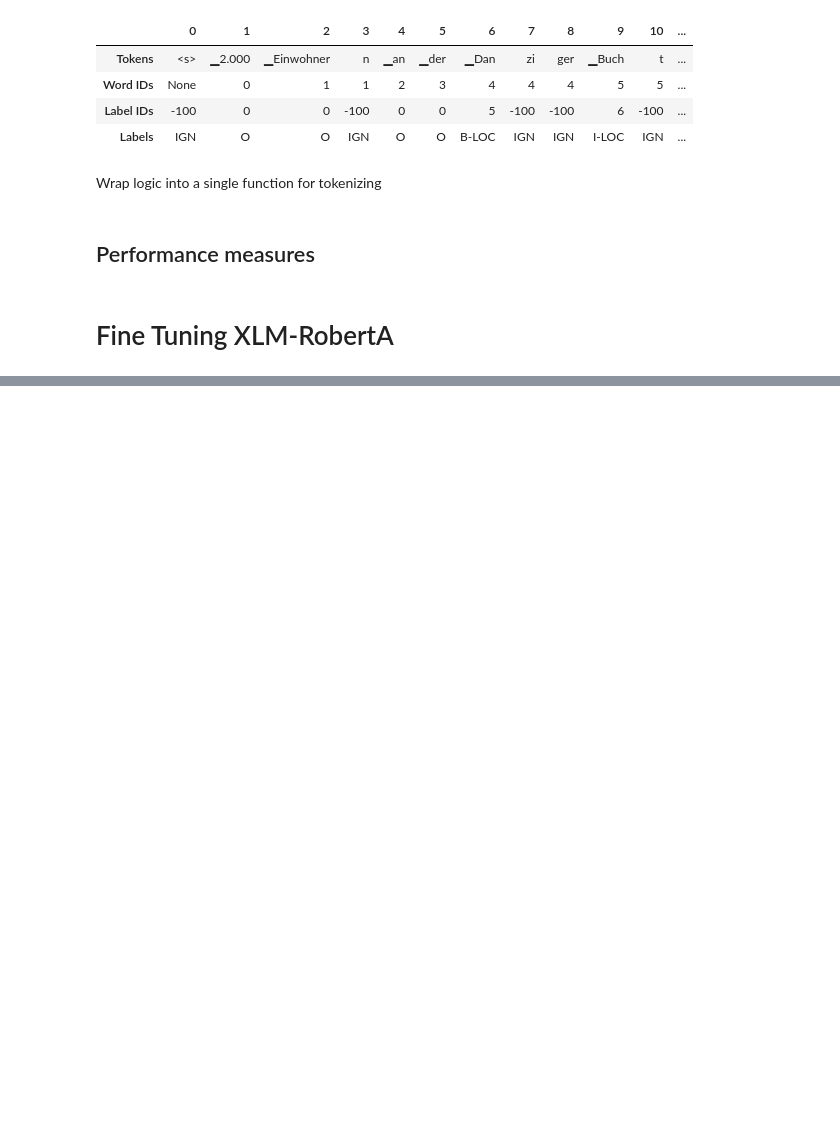
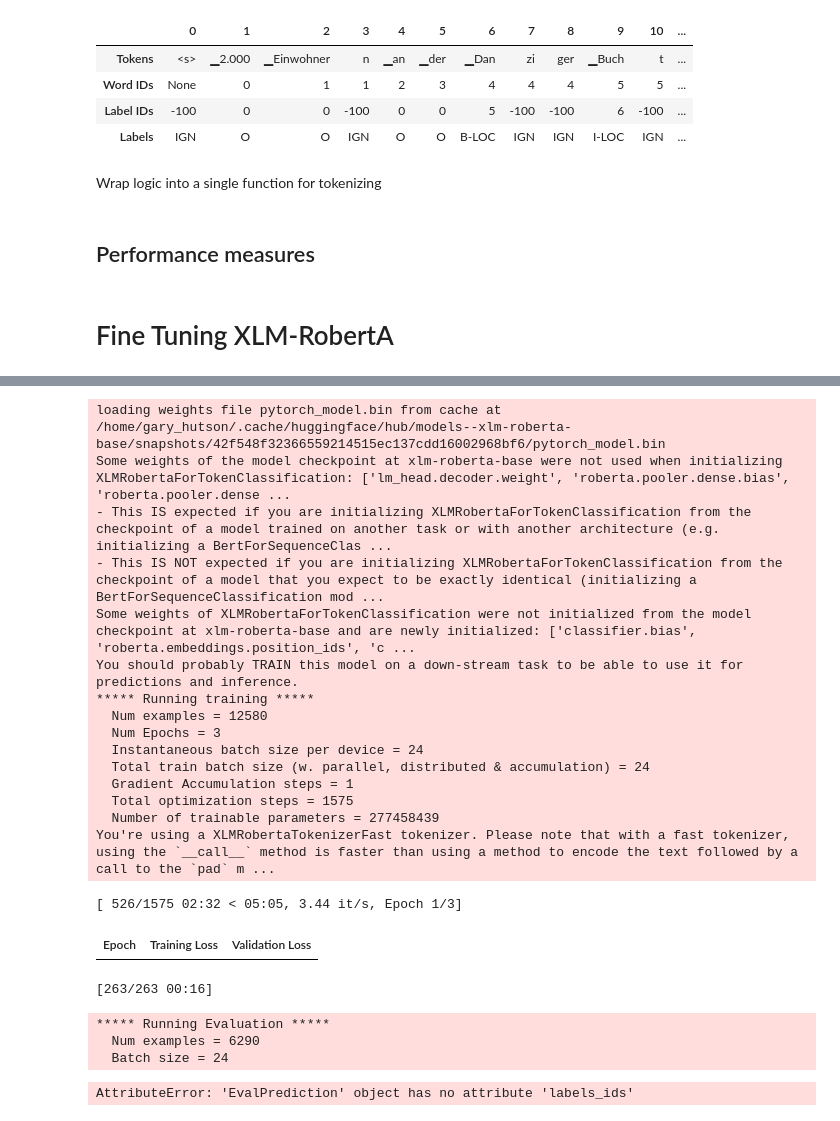
Before and after one commit to StatsGary/transformers-playground, a Jupyter notebook: 02_NER_and_lang_transfer.ipynb, the cells around one changed output, grey strips where cells are left out. Cells and saved outputs as stored; diff of their text form; code cells hidden in the pictures; blank space fills up the shorter version.

Commit message:
Issue with train - come back to this

```diff
--- a/02_NER_and_lang_transfer.ipynb
+++ b/02_NER_and_lang_transfer.ipynb
@@ -371,0 +397,13 @@ def align_predictions(predictions, labels_ids):
+# %%
+from seqeval.metrics import f1_score
+
+def compute_metrics(eval_pred):
+    y_pred, y_true = align_predictions(eval_pred.predictions, eval_pred.labels_ids)
+    return {'f1': f1_score(y_true, y_pred)}
+# %%
+from transformers import DataCollatorForTokenClassification
+
+data_collator = DataCollatorForTokenClassification(xlmr_tokenizer)
+# %%
+def model_init():
+    return (XLMRobertaForTokenClassification.from_pretrained(xlmr_model_name, config=xlmr_config).to(device))
@@ -371,0 +412,6 @@ def align_predictions(predictions, labels_ids):
+# %%
+trainer = Trainer(model_init=model_init, args=train_args,
+                data_collator=data_collator, compute_metrics=compute_metrics,
+                train_dataset=panx_de_encoded['train'],
+                eval_dataset=panx_de_encoded['validation'],
+                tokenizer=xlmr_tokenizer)
@@ -371,0 +451,26 @@ def align_predictions(predictions, labels_ids):
+# %%
+trainer.train()
+trainer.push_to_hub(commit_message='Training completed!')
+# %% [output]
+loading weights file pytorch_model.bin from cache at /home/gary_hutson/.cache/huggingface/hub/models--xlm-roberta-base/snapshots/42f548f32366559214515ec137cdd16002968bf6/pytorch_model.bin
+Some weights of the model checkpoint at xlm-roberta-base were not used when initializing XLMRobertaForTokenClassification: ['lm_head.decoder.weight', 'roberta.pooler.dense.bias', 'roberta.pooler.dense ...
+- This IS expected if you are initializing XLMRobertaForTokenClassification from the checkpoint of a model trained on another task or with another architecture (e.g. initializing a BertForSequenceClas ...
+- This IS NOT expected if you are initializing XLMRobertaForTokenClassification from the checkpoint of a model that you expect to be exactly identical (initializing a BertForSequenceClassification mod ...
+Some weights of XLMRobertaForTokenClassification were not initialized from the model checkpoint at xlm-roberta-base and are newly initialized: ['classifier.bias', 'roberta.embeddings.position_ids', 'c ...
+You should probably TRAIN this model on a down-stream task to be able to use it for predictions and inference.
+***** Running training *****
+  Num examples = 12580
+  Num Epochs = 3
+  Instantaneous batch size per device = 24
+  Total train batch size (w. parallel, distributed & accumulation) = 24
+  Gradient Accumulation steps = 1
+  Total optimization steps = 1575
+  Number of trainable parameters = 277458439
+You're using a XLMRobertaTokenizerFast tokenizer. Please note that with a fast tokenizer, using the `__call__` method is faster than using a method to encode the text followed by a call to the `pad` m ...
+[ 526/1575 02:32 < 05:05, 3.44 it/s, Epoch 1/3]
+| Epoch | Training Loss | Validation Loss |
+[263/263 00:16]
+***** Running Evaluation *****
+  Num examples = 6290
+  Batch size = 24
+AttributeError: 'EvalPrediction' object has no attribute 'labels_ids'
```
Also changed, not shown: parts of 4 cells of this notebook.
